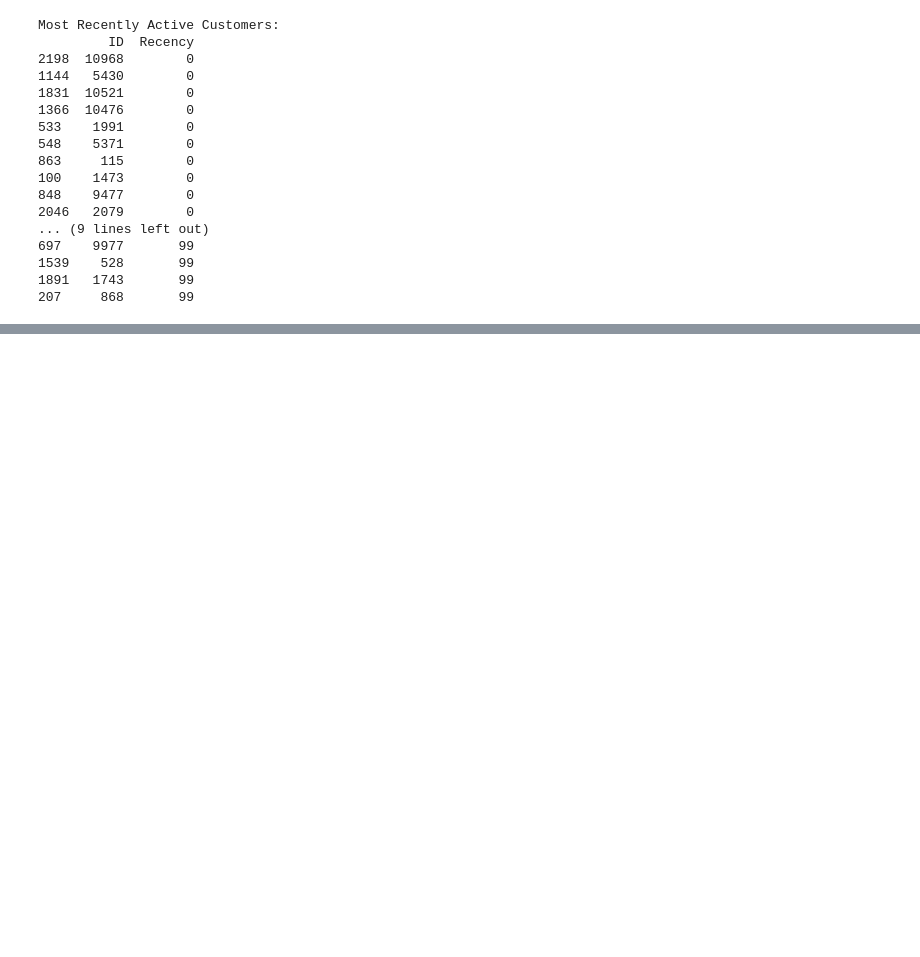
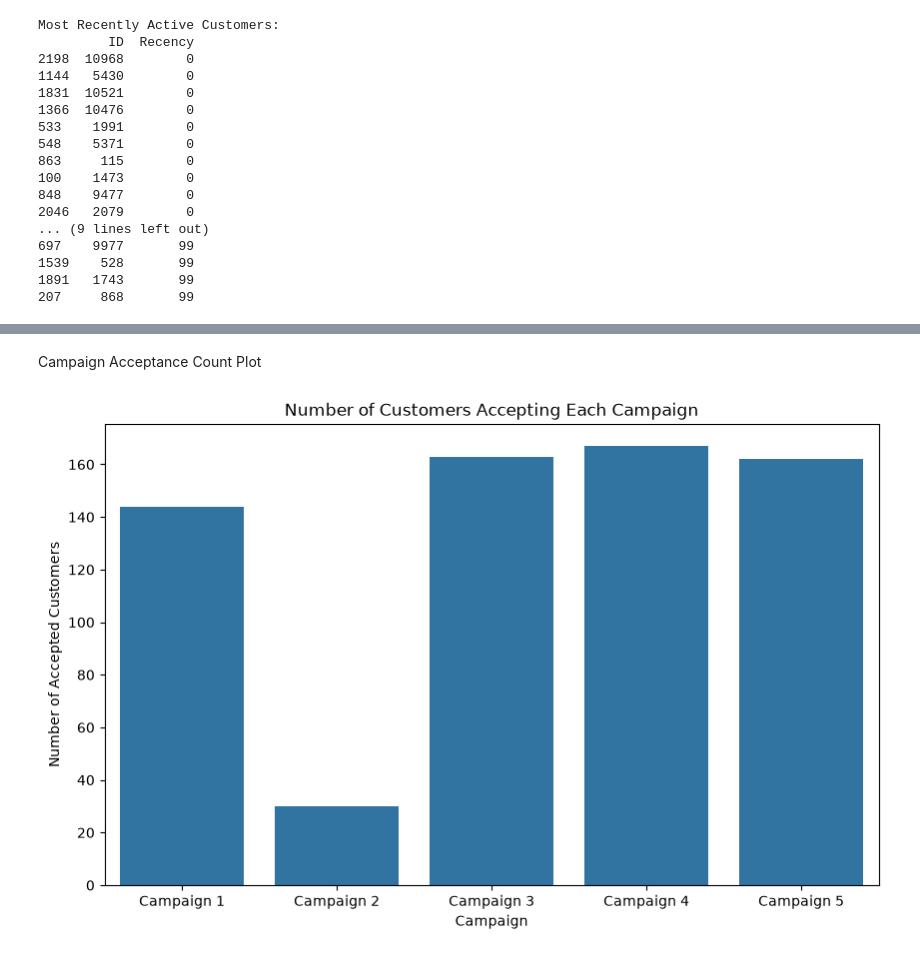
Before and after one commit to areej-fatima9/Customer-Personality-Analysis, a Jupyter notebook: 07_EDA/EDA_Customer_Personality_Analysis.ipynb, the cells around one changed output, grey strips where cells are left out. Cells and saved outputs as stored; diff of their text form; code cells hidden in the pictures; blank space fills up the shorter version.

```diff
--- a/07_EDA/EDA_Customer_Personality_Analysis.ipynb
+++ b/07_EDA/EDA_Customer_Personality_Analysis.ipynb
@@ -1276,0 +1418,20 @@ Most Recently Active Customers:
+# %% [markdown]
+Campaign Acceptance Count Plot
+# %%
+campaign_counts = df[
+    ["AcceptedCmp1", "AcceptedCmp2", "AcceptedCmp3", "AcceptedCmp4", "AcceptedCmp5"]
+].sum()
+
+plt.figure(figsize=(10, 6))
+
+sns.barplot(
+    x=campaign_names,
+    y=campaign_counts.values
+)
+
+plt.title("Number of Customers Accepting Each Campaign")
+plt.xlabel("Campaign")
+plt.ylabel("Number of Accepted Customers")
+plt.show()
+# %% [output]
+[figure, added]
```
Also changed, not shown: parts of 130 cells of this notebook.
